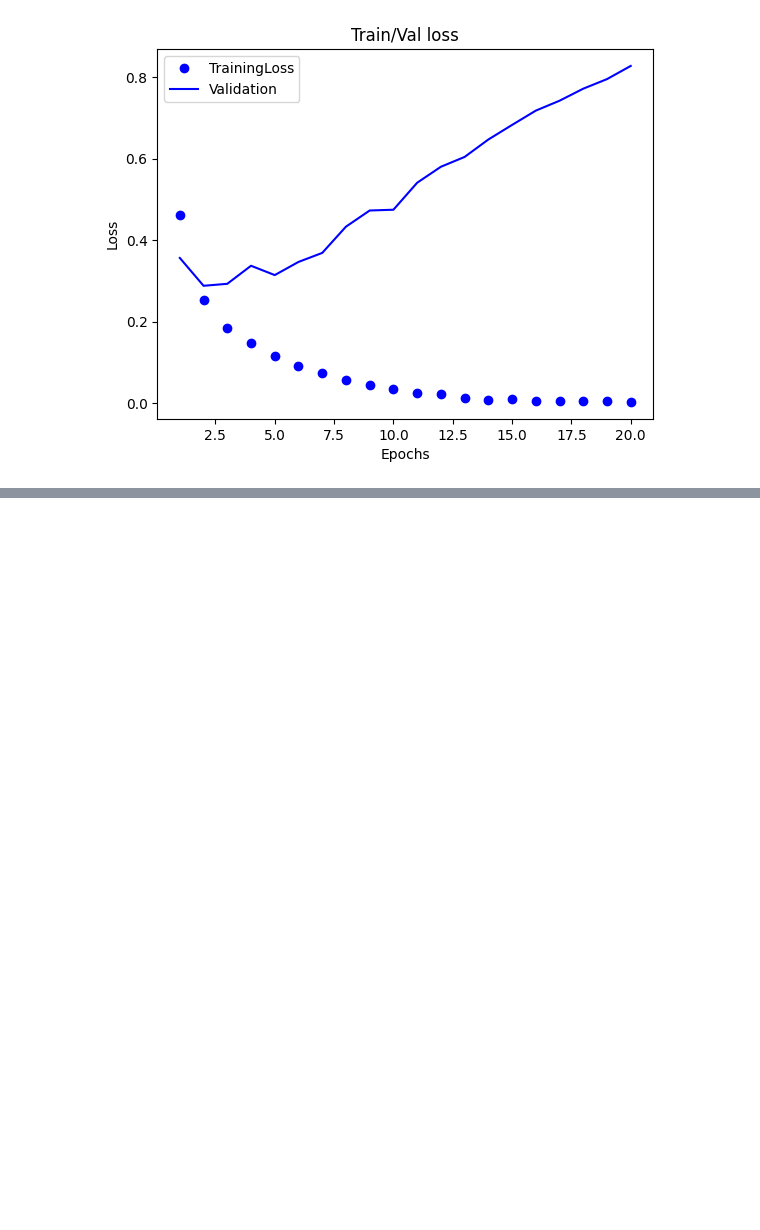
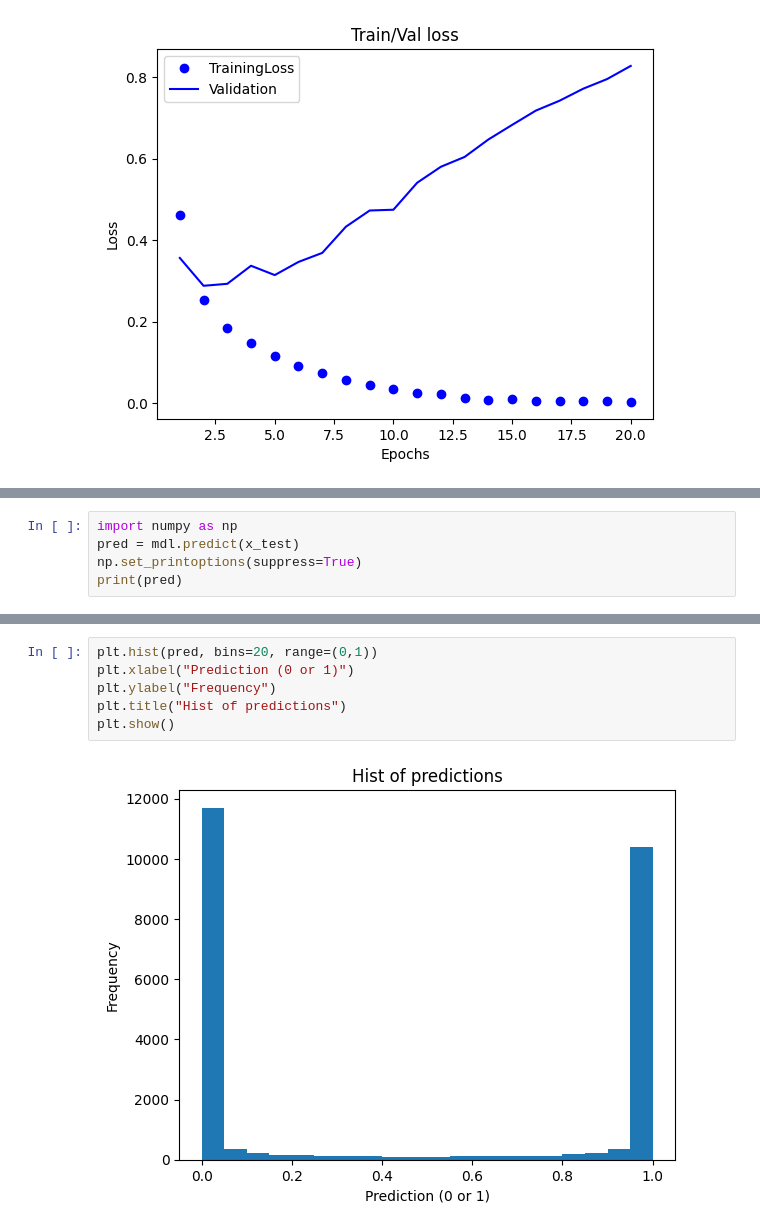
Before and after one commit to evizitei/deep_learning_with_python_book, a Jupyter notebook: notebooks/BinaryClassificationTest.ipynb, the cells around one changed output, grey strips where cells are left out. Cells and saved outputs as stored; diff of their text form; blank space fills up the shorter version.

Commit message:
note prediction differences for non-overfit model

```diff
--- a/notebooks/BinaryClassificationTest.ipynb
+++ b/notebooks/BinaryClassificationTest.ipynb
@@ -136,0 +156,5 @@ plt.legend()
+# %%
+import numpy as np
+pred = mdl.predict(x_test)
+np.set_printoptions(suppress=True)
+print(pred)
@@ -136,0 +170,8 @@ plt.legend()
+# %%
+plt.hist(pred, bins=20, range=(0,1))
+plt.xlabel("Prediction (0 or 1)")
+plt.ylabel("Frequency")
+plt.title("Hist of predictions")
+plt.show()
+# %% [output]
+[figure, added]
```
Also changed, not shown: parts of 5 cells of this notebook.
